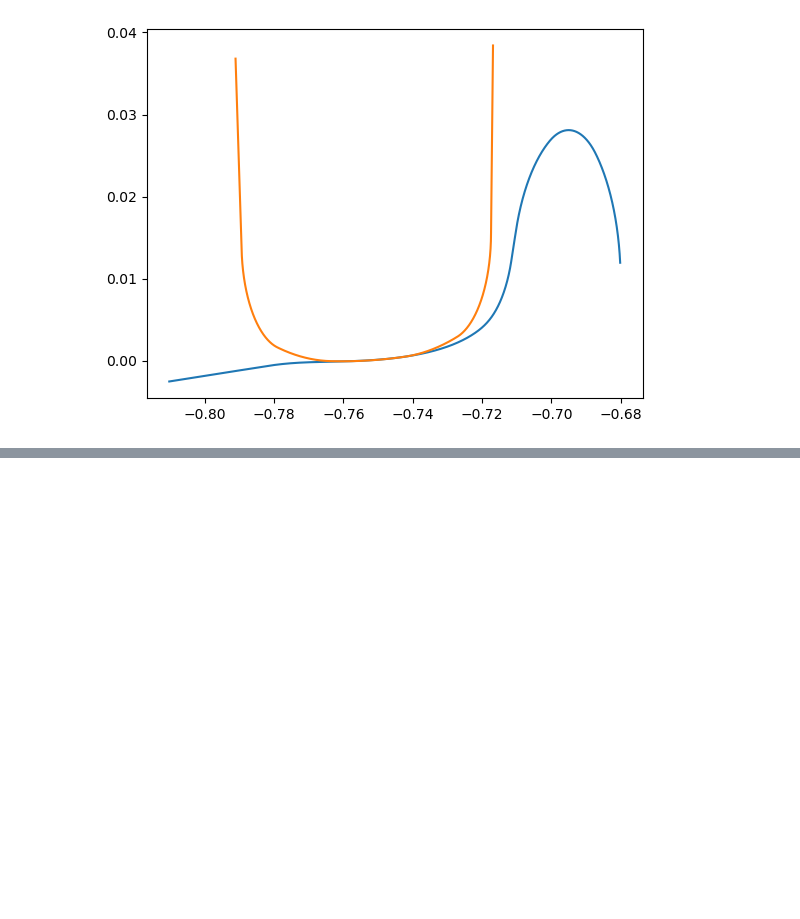
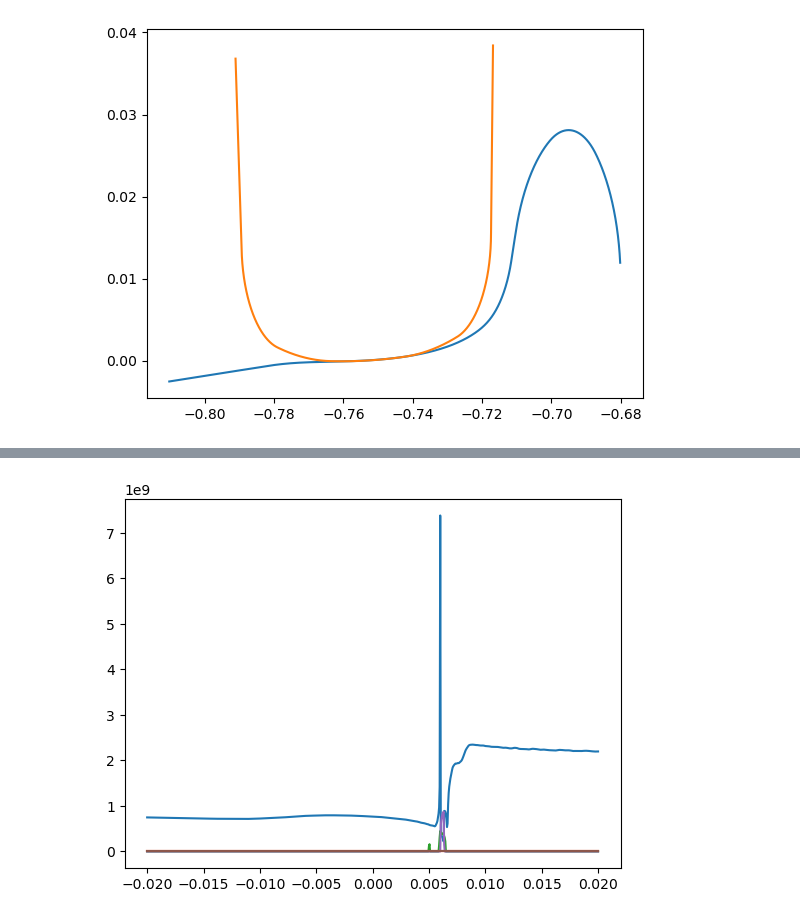
Before and after one commit to RoccoLiberoGiossi/SimRail, a Jupyter notebook: tests.ipynb, the cells around one changed output, grey strips where cells are left out. Cells and saved outputs as stored; diff of their text form; code cells hidden in the pictures; blank space fills up the shorter version.

```diff
--- a/tests.ipynb
+++ b/tests.ipynb
@@ -127,0 +182,26 @@ ax.plot(stuff["patch_2"][:,3])
+# %%
+maxes_0 = []
+mines_0 = []
+maxes_1 = []
+mines_1 = []
+maxes_2 = []
+mines_2 = []
+
+for jj in range(len(deltays)):
+    maxes_0.append(np.max(result_state_pressure["patch_0"][58 * jj:58 * (jj + 1), 2:]))
+    mines_0.append(np.min(result_state_pressure["patch_0"][58 * jj:58 * (jj + 1), 2:]))
+    maxes_1.append(np.max(result_state_pressure["patch_1"][58 * jj:58 * (jj + 1), 2:]))
+    mines_1.append(np.min(result_state_pressure["patch_1"][58 * jj:58 * (jj + 1), 2:]))
+    maxes_2.append(np.max(result_state_pressure["patch_2"][58 * jj:58 * (jj + 1), 2:]))
+    mines_2.append(np.min(result_state_pressure["patch_2"][58 * jj:58 * (jj + 1), 2:]))
+# %%
+fig, ax = plt.subplots()
+ax.plot(deltays, maxes_0)
+ax.plot(deltays, mines_0)
+ax.plot(deltays, maxes_1)
+ax.plot(deltays, mines_1)
+ax.plot(deltays, maxes_2)
+ax.plot(deltays, mines_2)
+plt.show()
+# %% [output]
+[figure, added]
```
Also changed, not shown: parts of 14 cells of this notebook, 6 other files.
